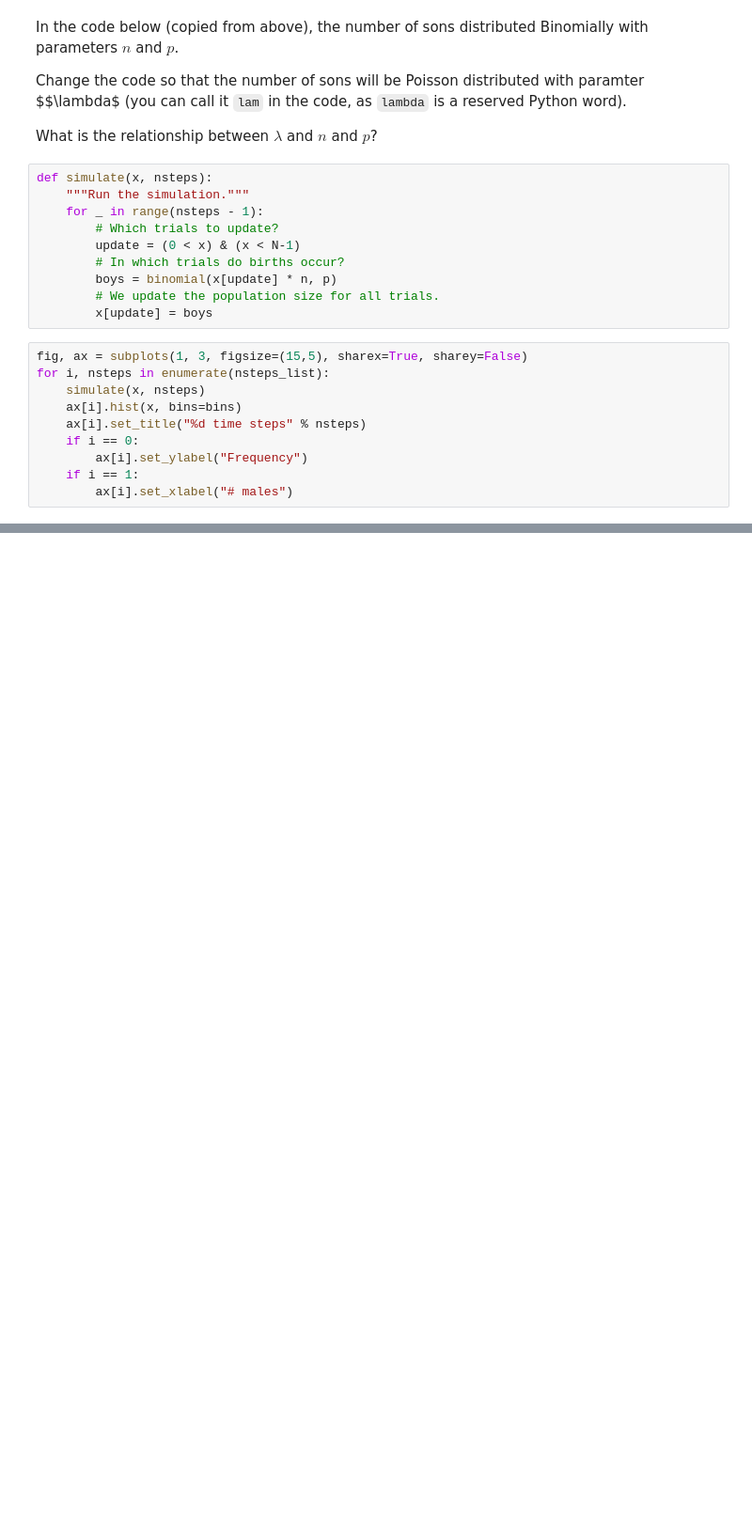
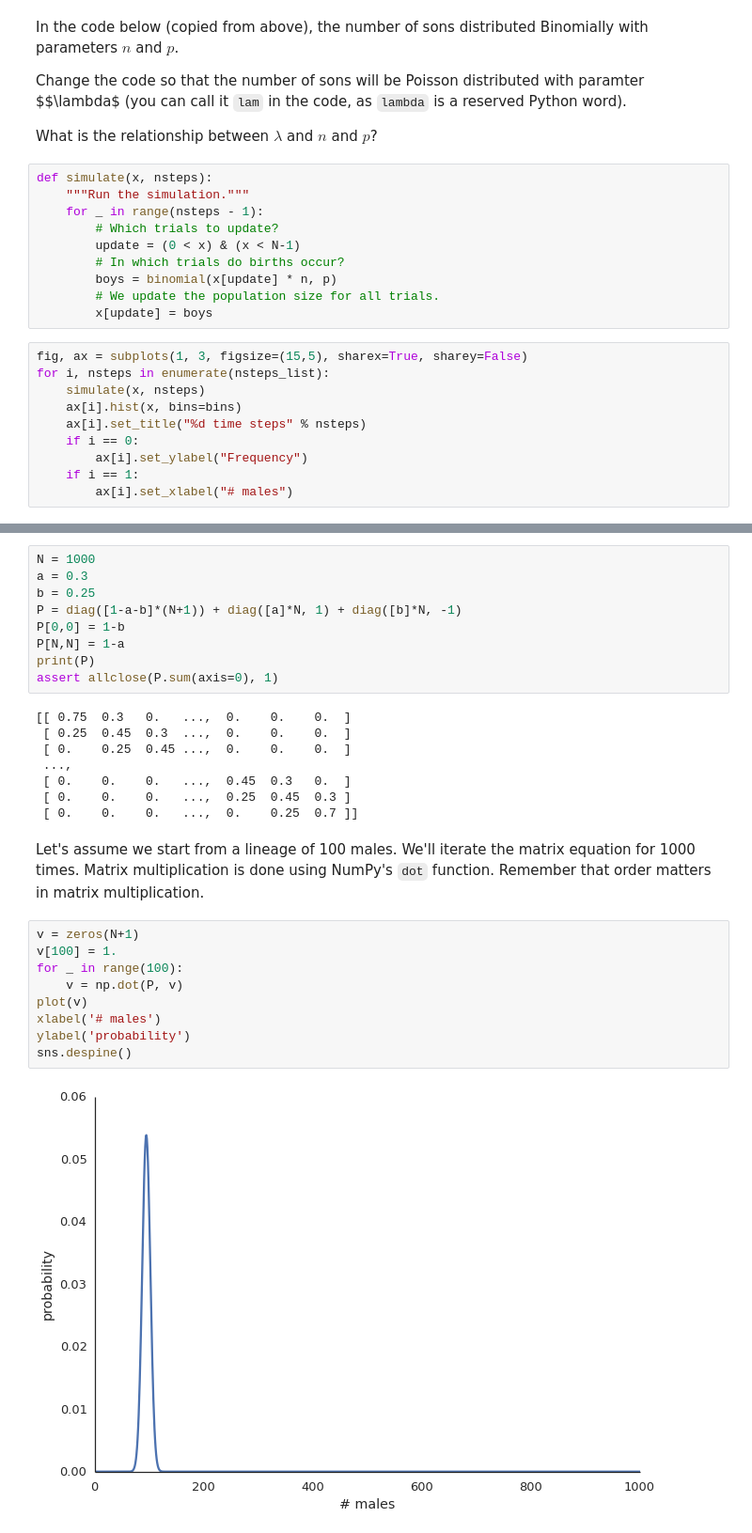
Before and after one commit to Py4Life/TAU2015, a Jupyter notebook: lecture8.ipynb, the cells around one changed output, grey strips where cells are left out. Shown at 94% size. Saved outputs shown, nothing was run; the diff lists cells and outputs as text; blank space fills up the shorter version.

```diff
--- a/lecture8.ipynb
+++ b/lecture8.ipynb
@@ -204,0 +260,33 @@ for i, nsteps in enumerate(nsteps_list):
+# %%
+N = 1000
+a = 0.3
+b = 0.25
+P = diag([1-a-b]*(N+1)) + diag([a]*N, 1) + diag([b]*N, -1)
+P[0,0] = 1-b
+P[N,N] = 1-a
+print(P)
+assert allclose(P.sum(axis=0), 1)
+# %% [output]
+[[ 0.75  0.3   0.   ...,  0.    0.    0.  ]
+ [ 0.25  0.45  0.3  ...,  0.    0.    0.  ]
+ [ 0.    0.25  0.45 ...,  0.    0.    0.  ]
+ ...,
+ [ 0.    0.    0.   ...,  0.45  0.3   0.  ]
+ [ 0.    0.    0.   ...,  0.25  0.45  0.3 ]
+ [ 0.    0.    0.   ...,  0.    0.25  0.7 ]]
+# %% [markdown]
+Let's assume we start from a lineage of 100 males.
+We'll iterate the matrix equation for 1000 times.
+Matrix multiplication is done using NumPy's `dot` function.
+Remember that order matters in matrix multiplication.
+# %%
+v = zeros(N+1)
+v[100] = 1.
+for _ in range(100):
+    v = np.dot(P, v)
+plot(v)
+xlabel('# males')
+ylabel('probability')
+sns.despine()
+# %% [output]
+[figure, added]
```
Also changed, not shown: parts of 26 cells of this notebook.
